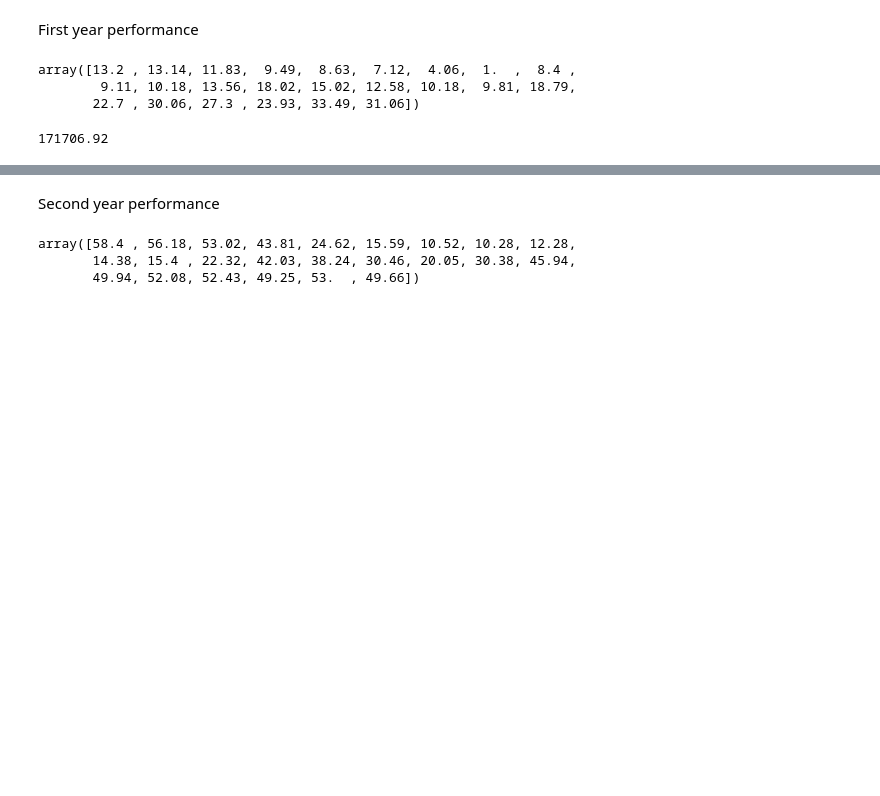
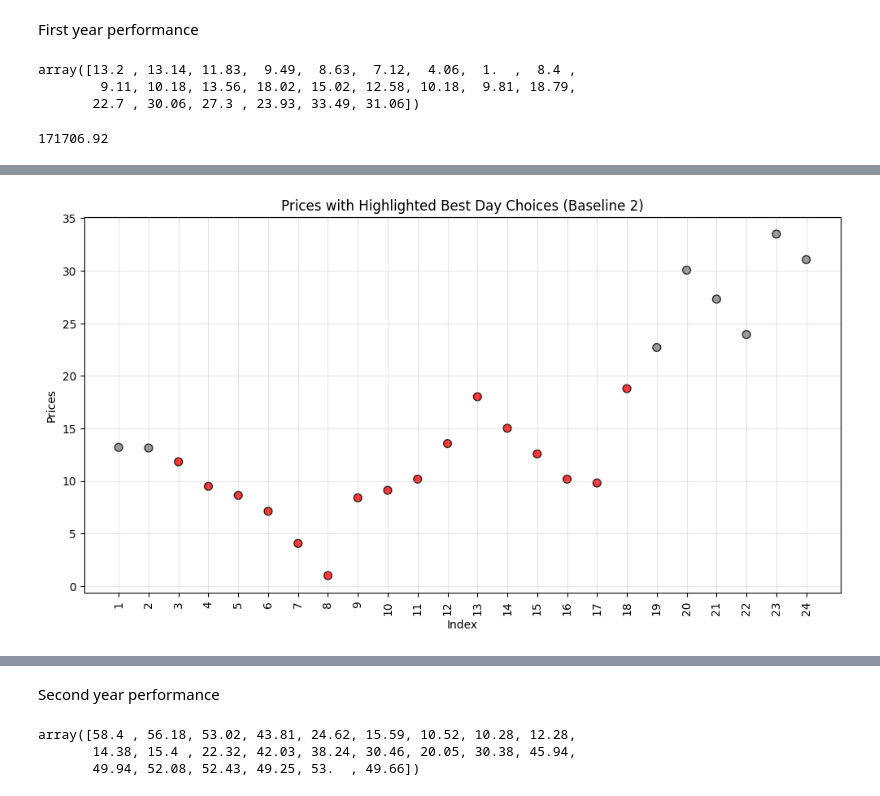
Before and after one commit to kiarakitana/RL_project, a Jupyter notebook: analysis&baseline.ipynb, the cells around one changed output, grey strips where cells are left out. Cells and saved outputs as stored; diff of their text form; code cells hidden in the pictures; blank space fills up the shorter version.

```diff
--- a/analysis&baseline.ipynb
+++ b/analysis&baseline.ipynb
@@ -373,0 +378,4 @@ first_year_arr[0]
+# %%
+show_given_day_choices(first_year_arr, best_day, hours_when_bought, 'Best')
+# %% [output]
+[figure, added]
```
Also changed, not shown: parts of 22 cells of this notebook, 8 other files.
